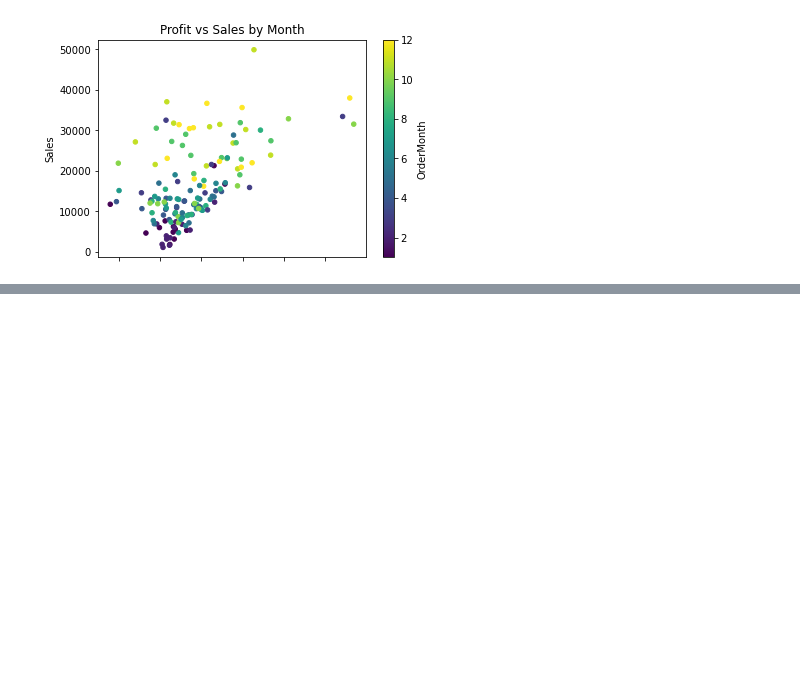
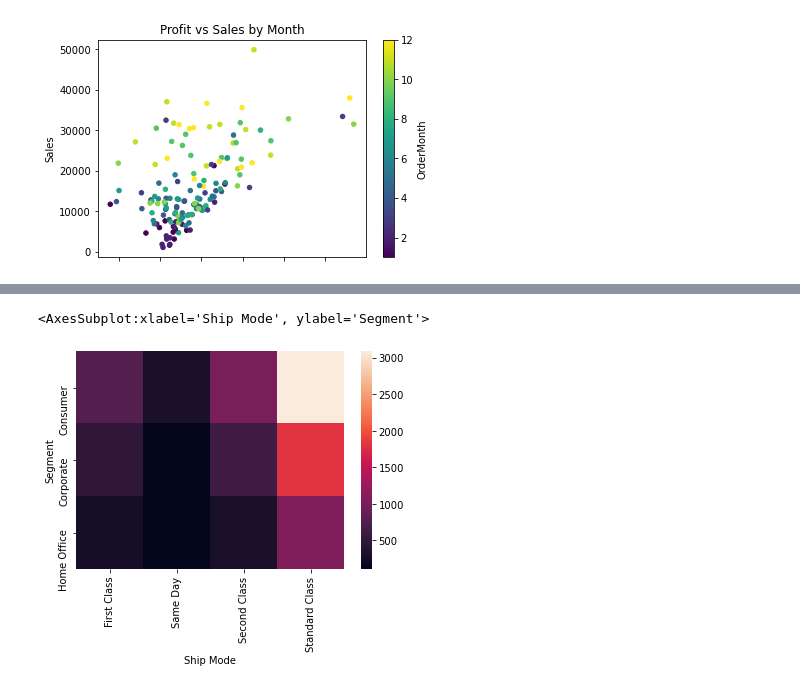
Before and after one commit to ZackSoucek/301-project1, a Jupyter notebook: ProjectSuperstore.ipynb, the cells around one changed output, grey strips where cells are left out. Cells and saved outputs as stored; diff of their text form; code cells hidden in the pictures; blank space fills up the shorter version.

```diff
--- a/ProjectSuperstore.ipynb
+++ b/ProjectSuperstore.ipynb
@@ -262,0 +283,6 @@ q9.plot.scatter(x="Profit",y="Sales",c=q9["Category"].map(q9c),colormap='viridis
+# %%
+cs_st = ss.groupby(["Segment","Ship Mode"]).count()["Row ID"].unstack()
+sns.heatmap(cs_st)
+# %% [output]
+<AxesSubplot:xlabel='Ship Mode', ylabel='Segment'>
+[figure, added]
```
Also changed, not shown: parts of 10 cells of this notebook.
